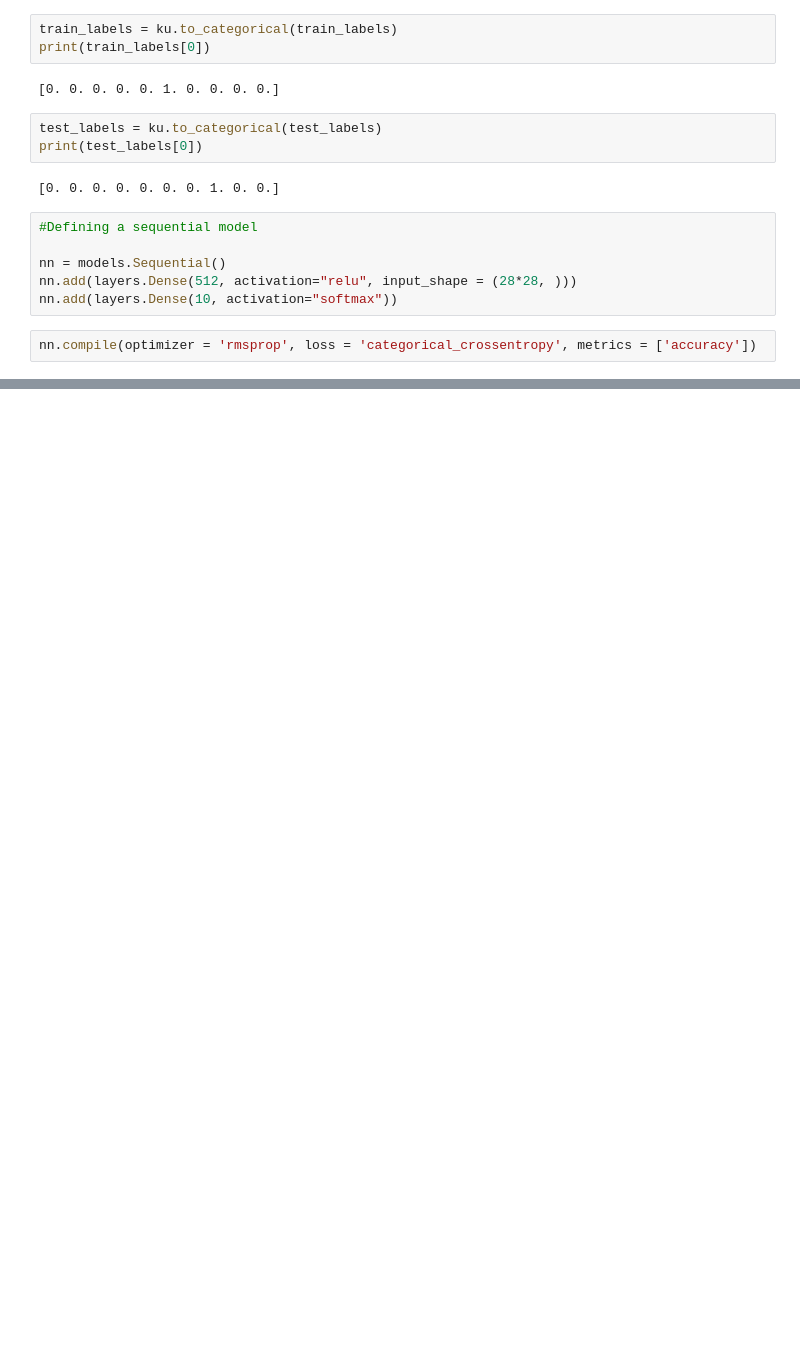
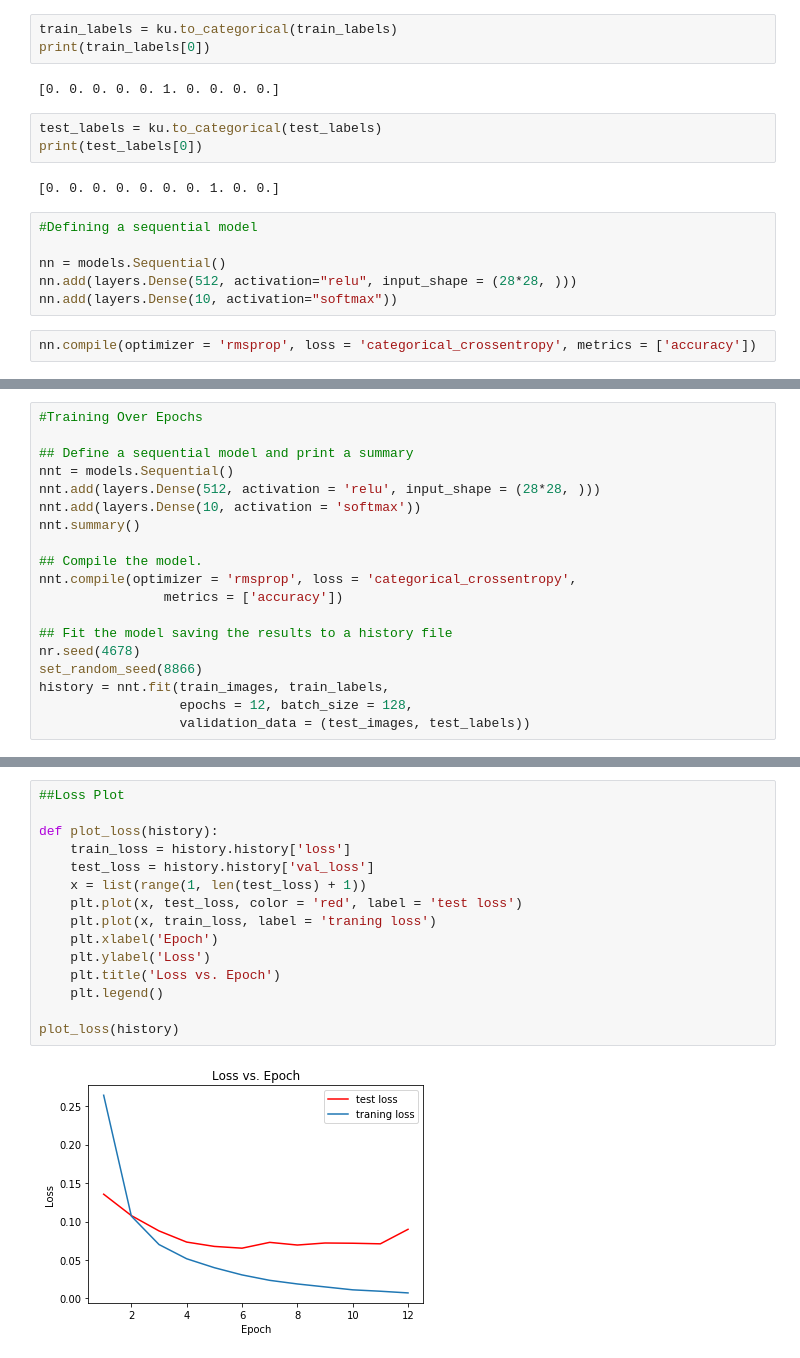
Before and after one commit to IMabuza/handwritten_digits_classification, a Jupyter notebook: handwritten_digits_classification.ipynb, the cells around one changed output, grey strips where cells are left out. Drawn from its saved outputs; the diff is of its cells as text; blank space fills up the shorter version.

Commit message:
second layer

```diff
--- a/handwritten_digits_classification.ipynb
+++ b/handwritten_digits_classification.ipynb
@@ -122,0 +157,19 @@ nn.evaluate(test_images, test_labels)
+# %%
+#Training Over Epochs
+
+## Define a sequential model and print a summary
+nnt = models.Sequential()
+nnt.add(layers.Dense(512, activation = 'relu', input_shape = (28*28, )))
+nnt.add(layers.Dense(10, activation = 'softmax'))
+nnt.summary()
+
+## Compile the model.
+nnt.compile(optimizer = 'rmsprop', loss = 'categorical_crossentropy',
+                metrics = ['accuracy'])
+
+## Fit the model saving the results to a history file
+nr.seed(4678)
+set_random_seed(8866)
+history = nnt.fit(train_images, train_labels,
+                  epochs = 12, batch_size = 128,
+                  validation_data = (test_images, test_labels))
@@ -122,0 +194,17 @@ nn.evaluate(test_images, test_labels)
+# %%
+##Loss Plot
+
+def plot_loss(history):
+    train_loss = history.history['loss']
+    test_loss = history.history['val_loss']
+    x = list(range(1, len(test_loss) + 1))
+    plt.plot(x, test_loss, color = 'red', label = 'test loss')
+    plt.plot(x, train_loss, label = 'traning loss')
+    plt.xlabel('Epoch')
+    plt.ylabel('Loss')
+    plt.title('Loss vs. Epoch')
+    plt.legend()
+
+plot_loss(history)
+# %% [output]
+[figure, added]
```
Also changed, not shown: parts of 10 cells of this notebook.
